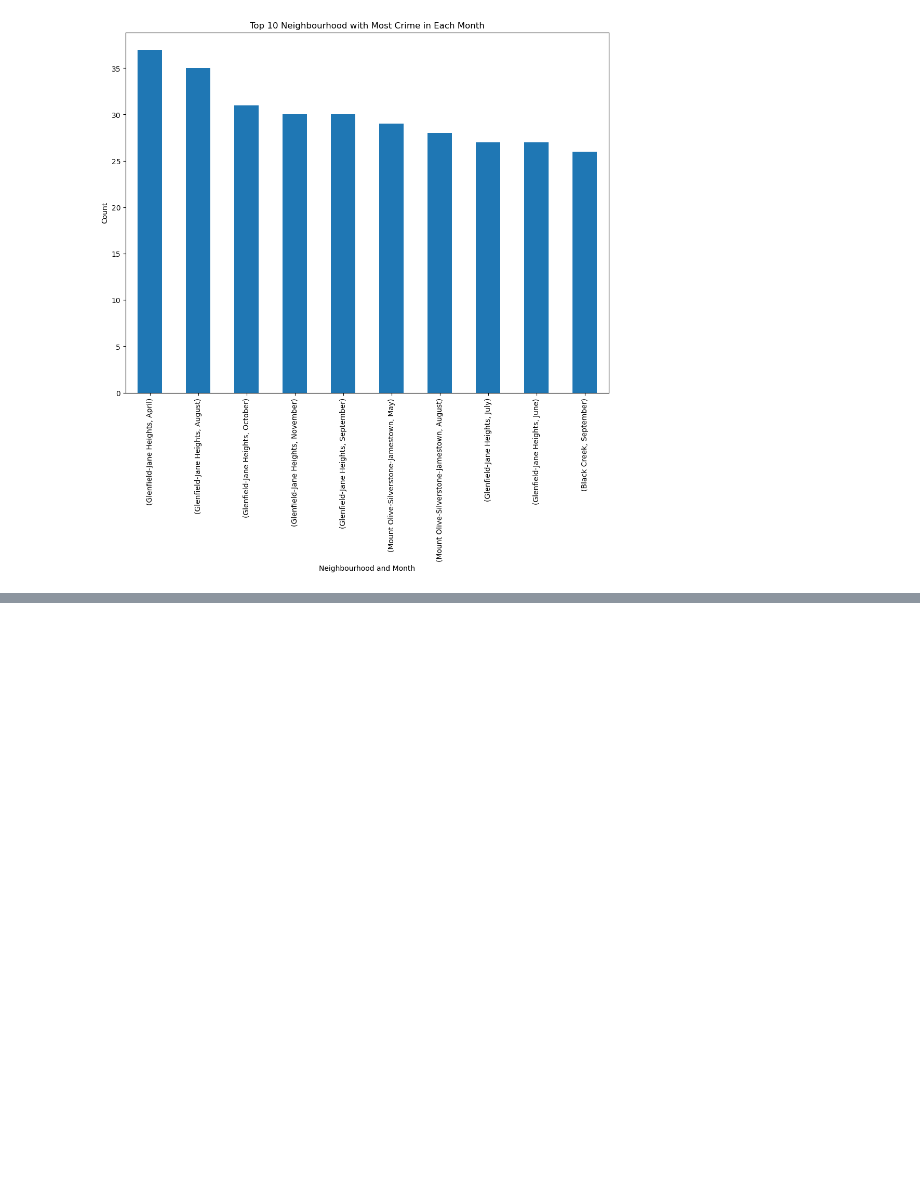
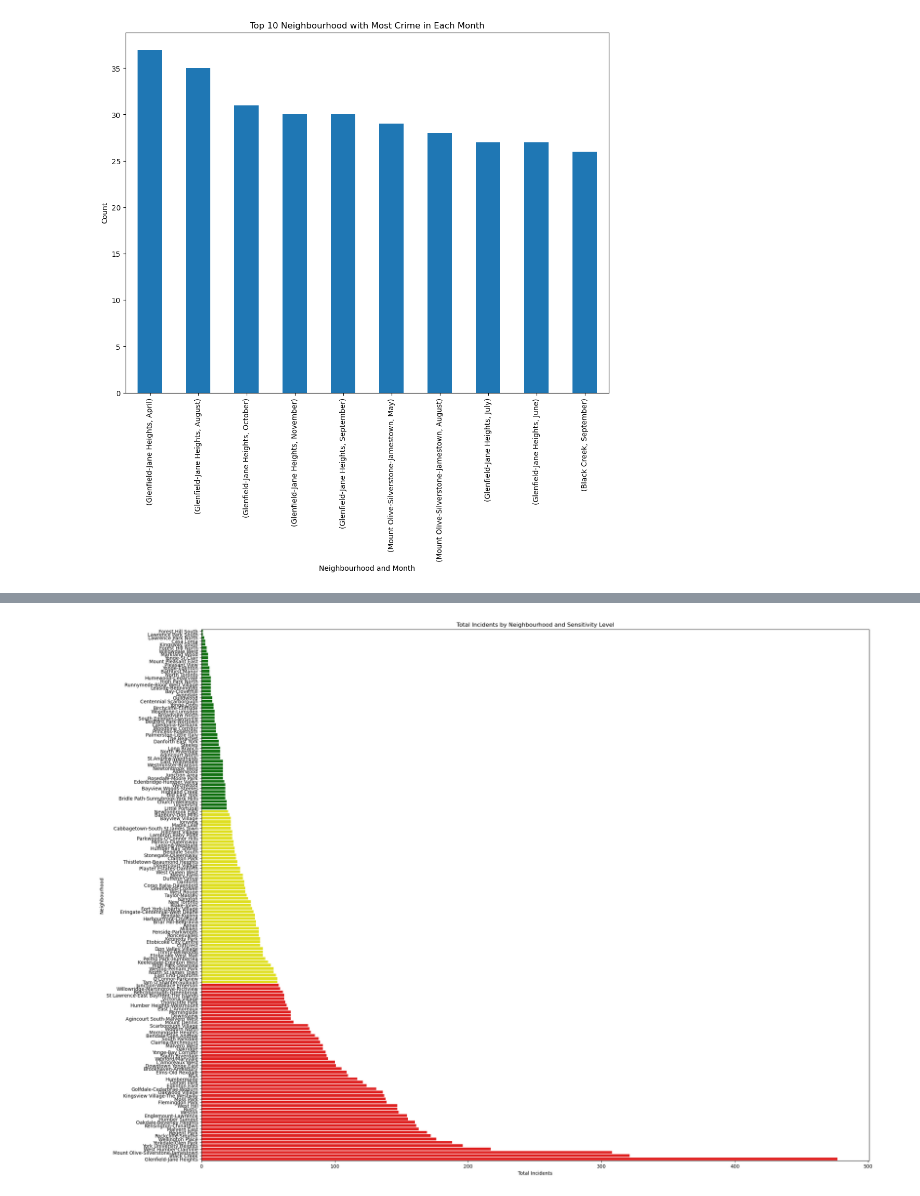
Before and after one commit to Dianalxy1/schulich_date_science, a Jupyter notebook: MMAI5000/5000_groupproject.ipynb, the cells around one changed output, grey strips where cells are left out. Cells and saved outputs as stored; diff of their text form; code cells hidden in the pictures; blank space fills up the shorter version.

```diff
--- a/MMAI5000/5000_groupproject.ipynb
+++ b/MMAI5000/5000_groupproject.ipynb
@@ -298,3 +298,16 @@ ax.set_title('Top 10 Neighbourhood with Most Crime in Each Month')
 # %% [output]
 Text(0.5, 1.0, 'Top 10 Neighbourhood with Most Crime in Each Month')
 [figure]
+# %%
+# Aggregate data by neighborhood in ascending order and reset index
+
+data_agg = df.groupby('NEIGHBOURHOOD_158').agg({'OBJECTID':'count', 'DEATH':'sum', 'INJURIES':'sum'}).reset_index()
+
+# Rename columns
+data_agg.rename(columns={'OBJECTID':'Total_Shootings', 'DEATH':'Total_Deaths', 'INJURIES':'Total_Injuries'}, inplace=True)
+
+# Calculate total incidents (shootings, deaths, and injuries)
+data_agg['Total_Incidents'] = data_agg['Total_Shootings'] + data_agg['Total_Deaths'] + data_agg['Total_Injuries']
+
+# Display the aggregated data
+data_agg.head(10)
@@ -300,0 +326,12 @@ Text(0.5, 1.0, 'Top 10 Neighbourhood with Most Crime in Each Month')
+# %%
+# Define sensitivity levels based on total incidents
+data_agg = data_agg.sort_values(by='Total_Incidents', ascending=False)
+
+# Define the bins for the sensitivity levels
+bins = data_agg['Total_Incidents'].quantile([0, 1/3, 2/3, 1]).values
+
+# Assign sensitivity levels
+data_agg['Sensitivity_Level'] = pd.cut(data_agg['Total_Incidents'], bins, labels=['Low', 'Medium', 'High'], include_lowest=True)
+
+# Display the dataframe with sensitivity levels
+data_agg.head(10)
@@ -300,0 +350,19 @@ Text(0.5, 1.0, 'Top 10 Neighbourhood with Most Crime in Each Month')
+# %%
+import matplotlib.pyplot as plt
+import seaborn as sns
+
+# Create a color mapping for sensitivity levels
+color_dict = {'Low': 'green', 'Medium': 'yellow', 'High': 'red'}
+
+# Sort data by total incidents for better visualization
+data_agg_sorted = data_agg.sort_values(by='Total_Incidents')
+
+# Create a bar plot
+plt.figure(figsize=(25, 20))
+sns.barplot(x='Total_Incidents', y='NEIGHBOURHOOD_158', data=data_agg_sorted, palette=data_agg_sorted['Sensitivity_Level'].map(color_dict))
+plt.xlabel('Total Incidents')
+plt.ylabel('Neighbourhood')
+plt.title('Total Incidents by Neighbourhood and Sensitivity Level')
+plt.show()
+# %% [output]
+[figure, added]
```
Also changed, not shown: parts of 3 cells of this notebook, 1 other file.
